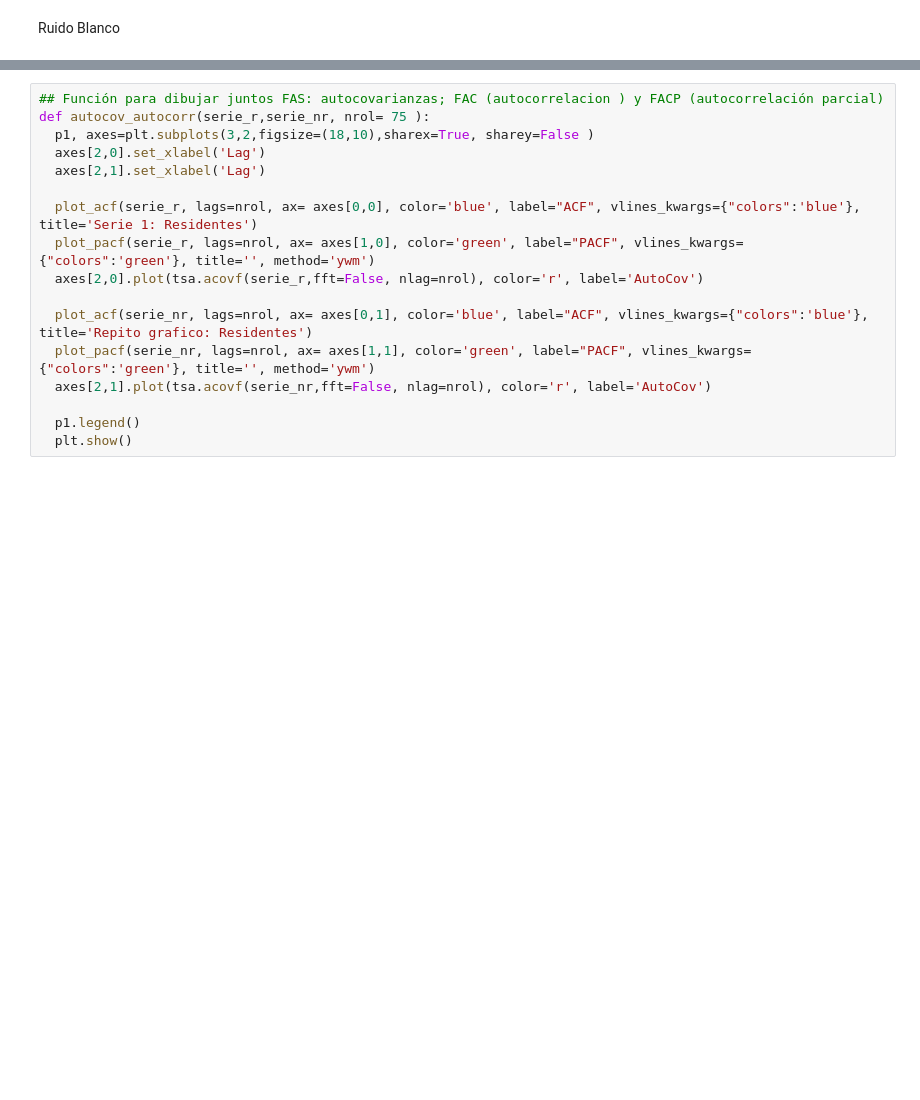
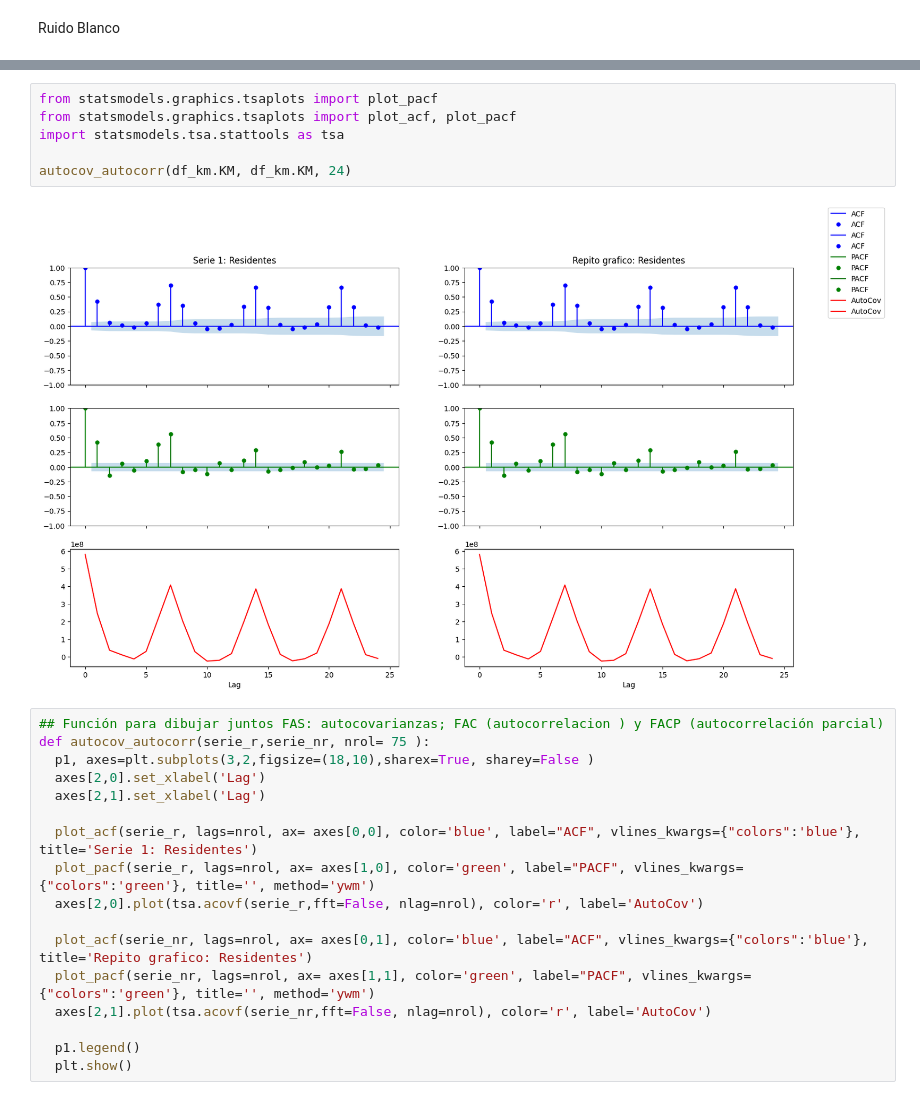
Before and after one commit to rstvz90/AST_G4, a Jupyter notebook: TP_G4_KM.ipynb, the cells around one changed output, grey strips where cells are left out. Drawn from its saved outputs; the diff is of its cells as text; blank space fills up the shorter version.

```diff
--- a/TP_G4_KM.ipynb
+++ b/TP_G4_KM.ipynb
@@ -376,3 +367,11 @@ plt.show()
+# %%
+from statsmodels.graphics.tsaplots import plot_pacf
+from statsmodels.graphics.tsaplots import plot_acf, plot_pacf
+import statsmodels.tsa.stattools as tsa
+
+autocov_autocorr(df_km.KM, df_km.KM, 24)
+# %% [output]
+[figure, added]
 # %%
 ## Función para dibujar juntos FAS: autocovarianzas; FAC (autocorrelacion ) y FACP (autocorrelación parcial)
 def autocov_autocorr(serie_r,serie_nr, nrol= 75 ):
```
Also changed, not shown: parts of 11 cells of this notebook.
